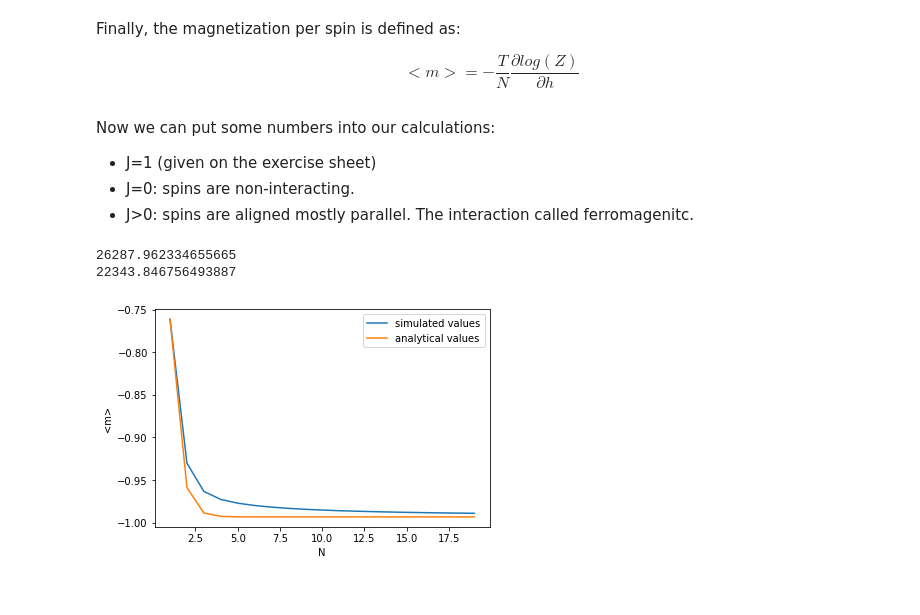
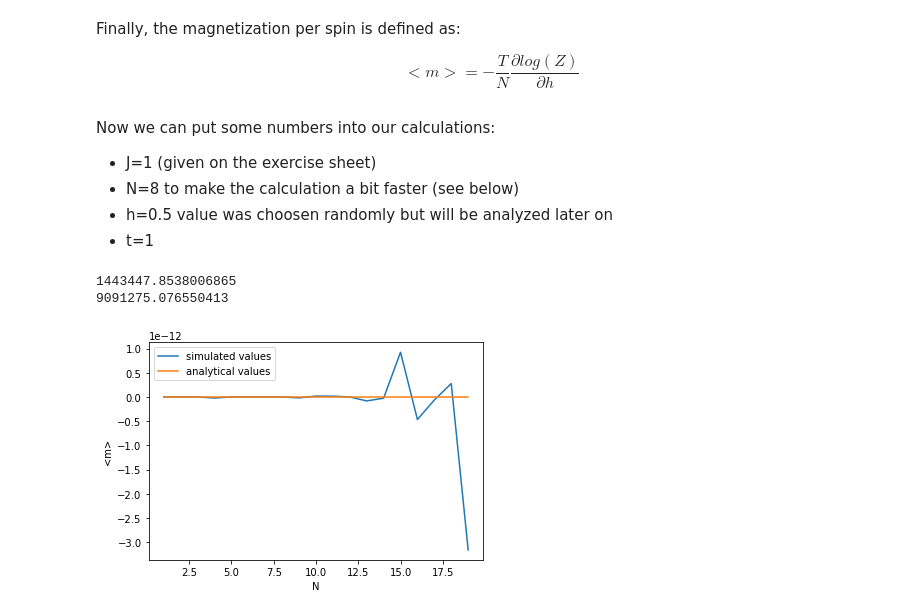
Before and after one commit to thomas-matt-block/physics760_Martin, a Jupyter notebook: Exercise 1/exercise1.ipynb, the cells around one changed output. Cells and saved outputs as stored; diff of their text form; code cells hidden in the pictures.

Commit message:
some minor changes + todo list

```diff
--- a/Exercise 1/exercise1.ipynb
+++ b/Exercise 1/exercise1.ipynb
@@ -66,7 +68,7 @@ def z_simulated(spin_configurations, j, h, t):
 Now an array has to be generated, that contains all possible spin configurations:
 # %%
 def gen_spinarrays(length):
-    return(list(itertools.product([-1, 1], repeat=(length+1))))
+    return(list(itertools.product([-1, 1], repeat=(length))))
 # %% [markdown]
 Now we can also implement the numerical solution that is given on the exercise sheet:
 
@@ -105,10 +107,11 @@ def magnetization_analytical(lenght, j, h, t, intervall):
 # %% [markdown]
 Now we can put some numbers into our calculations:
 *  J=1 (given on the exercise sheet)
-*  J=0: spins are non-interacting.
-*  J>0: spins are aligned mostly parallel. The interaction called ferromagenitc.
+*  N=8 to make the calculation a bit faster (see below)
+*  h=0.5 value was choosen randomly but will be analyzed later on
+*  t=1
 # %%
-N=10
+N=8
 J=1
 h=0.5
 t=1
@@ -116,24 +119,24 @@ t=1
 print(z_simulated(gen_spinarrays(N), J, h, t))
 print(z_analytical(N, J, h, t))
 # %% [output]
-26287.962334655665
-22343.846756493887
+1443447.8538006865
+9091275.076550413
 # %%
 N_array=np.arange(1, 20, 1)
 magnetization_N_dependance_simulation=np.zeros(len(N_array))
 magnetization_N_dependance_analytical=np.zeros(len(N_array))
 for i in range(len(N_array)):
-    magnetization_N_dependance_simulation[i]=magnetization_simulation(N_array[i], J, h, t, 0.1)
-    magnetization_N_dependance_analytical[i]=magnetization_analytical(N_array[i], J, h, t, 0.1)
+    magnetization_N_dependance_simulation[i]=magnetization_simulation(N_array[i], J, h, t, 0.01)
+    magnetization_N_dependance_analytical[i]=magnetization_analytical(N_array[i], J, h, t, 0.01)
 plt.plot(N_array, magnetization_N_dependance_simulation, label="simulated values")
 plt.plot(N_array, magnetization_N_dependance_analytical, label="analytical values")
 plt.legend(loc="best")
 plt.xlabel("N")
 plt.ylabel("<m>")
 
 plt.savefig("Diagramm_N_m.png", dpi=300)
 # %% [output]
-[figure, old version]
+[figure, new version]
 # %%
 h_array=np.arange(-1, 1.1, 0.05)
 magnetization_h_dependance_simulation=np.zeros(len(h_array))
```
Also changed, not shown: parts of 3 cells of this notebook, 3 other files.
